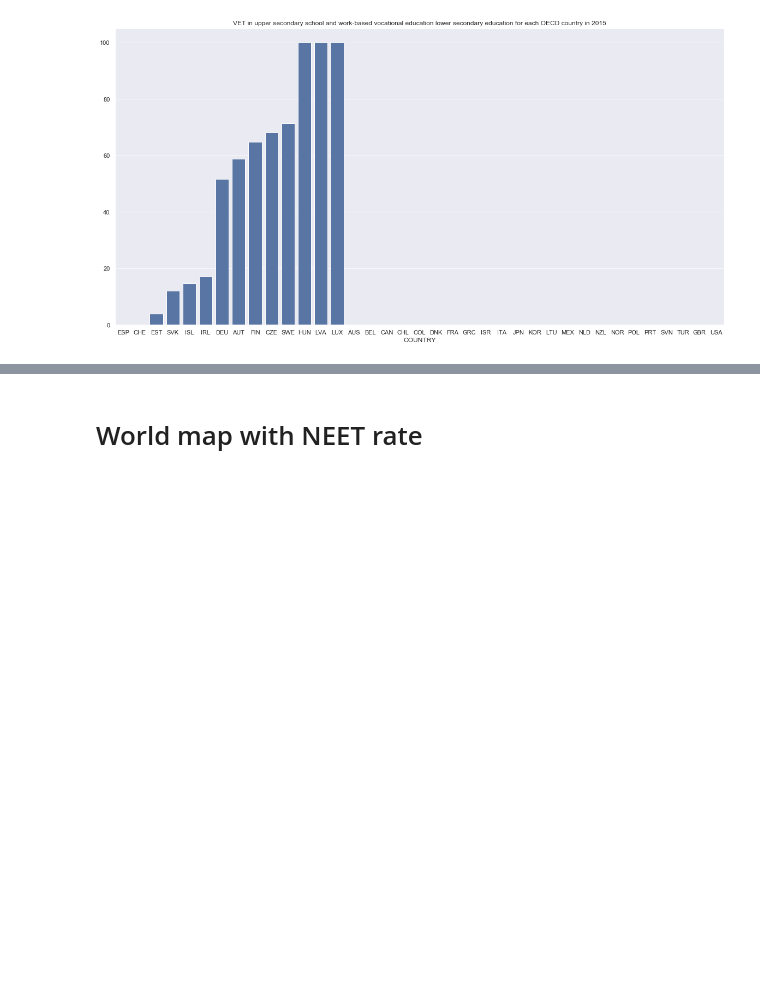
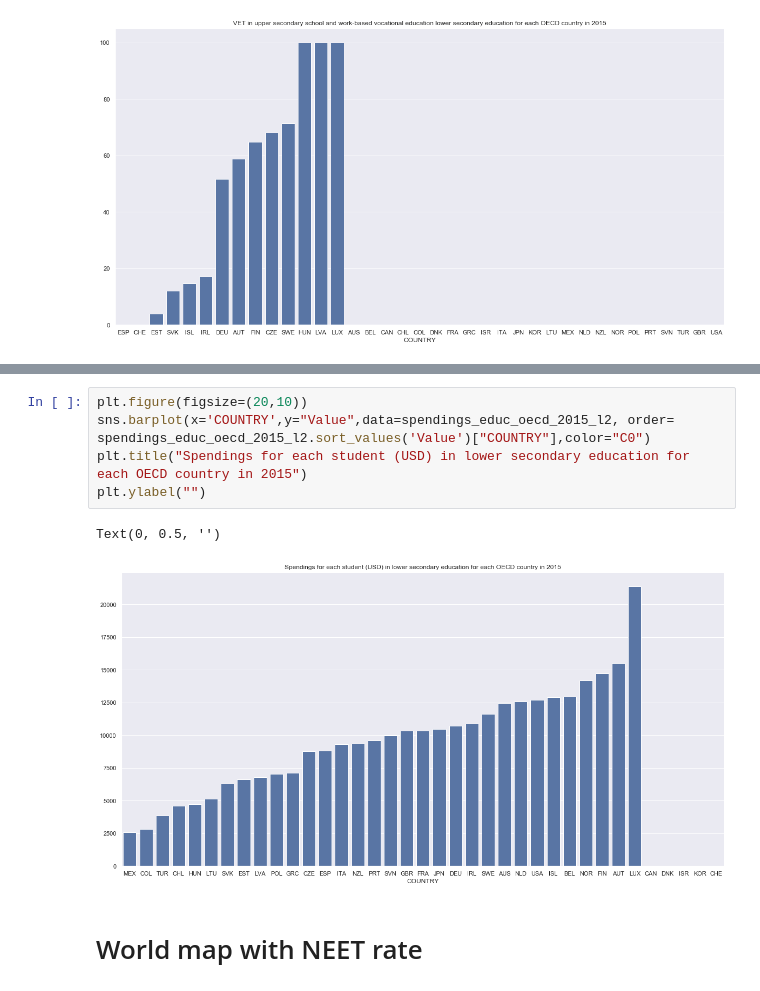
Before and after one commit to Victor-Manach/MODS206, a Jupyter notebook: Data_preparation_education_indicators.ipynb, the cells around one changed output, grey strips where cells are left out. Saved outputs shown, nothing was run; the diff lists cells and outputs as text; blank space fills up the shorter version.

```diff
--- a/Data_preparation_education_indicators.ipynb
+++ b/Data_preparation_education_indicators.ipynb
@@ -271,3 +323,11 @@ Text(0, 0.5, '')
+# %%
+plt.figure(figsize=(20,10))
+sns.barplot(x='COUNTRY',y="Value",data=spendings_educ_oecd_2015_l2, order= spendings_educ_oecd_2015_l2.sort_values('Value')["COUNTRY"],color="C0")
+plt.title("Spendings for each student (USD) in lower secondary education for each OECD country in 2015")
+plt.ylabel("")
+# %% [output]
+Text(0, 0.5, '')
+[figure, added]
 # %% [markdown]
 # World map with NEET rate
 # %%
```
Also changed, not shown: parts of 7 cells of this notebook.
